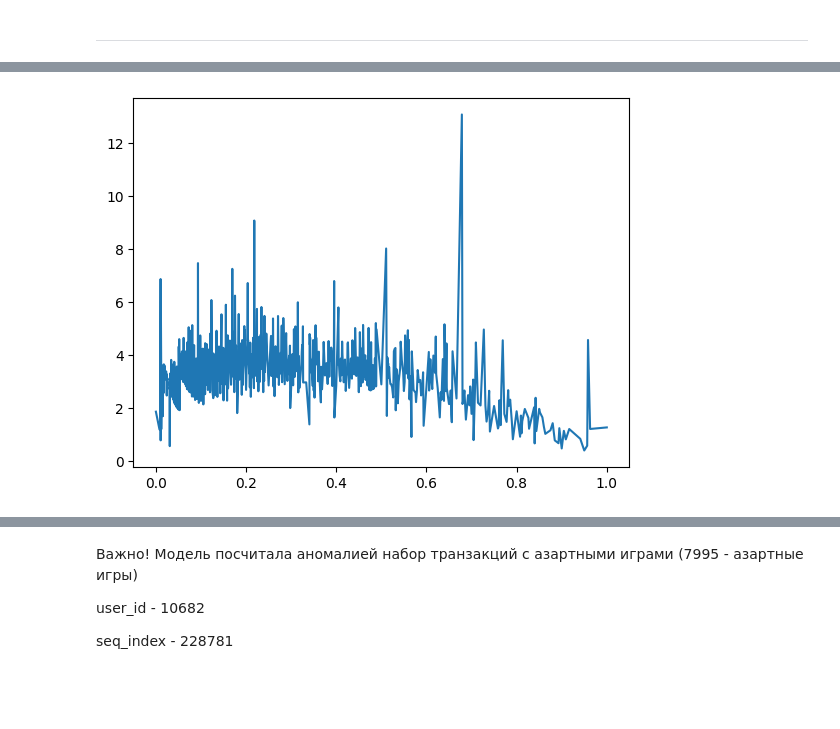
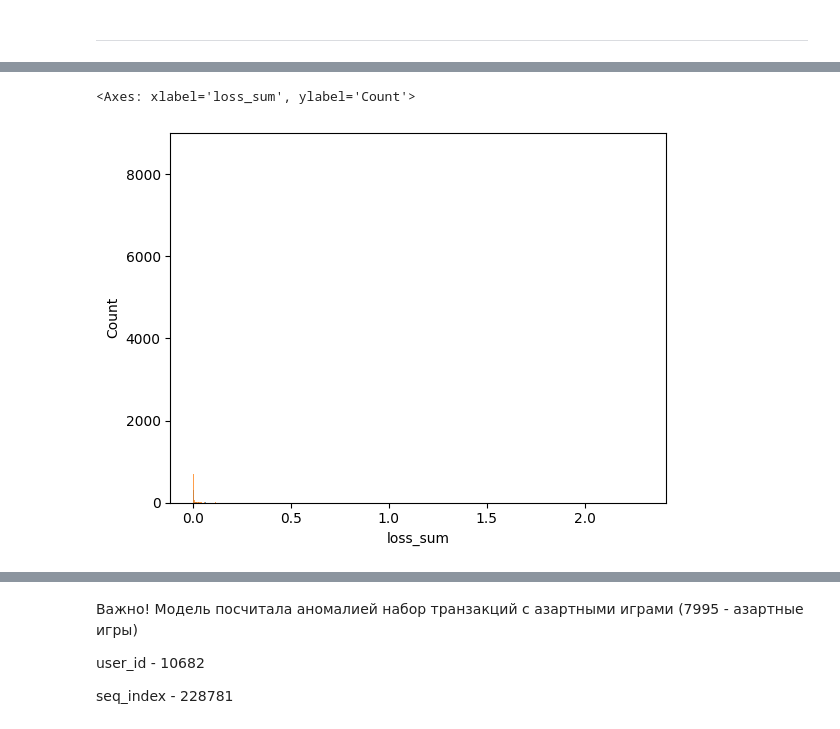
Before and after one commit to Ilykuleshov/transaction-data-generation, a Jupyter notebook: notebooks/test_anomaly_detect.ipynb, the cells around one changed output, grey strips where cells are left out. Saved outputs shown, nothing was run; the diff lists cells and outputs as text; code cells hidden in the pictures; blank space fills up the shorter version.

```diff
--- a/notebooks/test_anomaly_detect.ipynb
+++ b/notebooks/test_anomaly_detect.ipynb
@@ -175,7 +198,9 @@ agg_df = pd.DataFrame(losses_df.groupby('anomaly_fraq').agg({
     'amt_loss': ['mean', 'std'],
     'loss_sum': ['mean', 'std']
 }))
-# %%
-plt.plot(agg_df.index, agg_df['loss_sum']['mean']);
-# %% [output]
-[figure, removed]
+# %%
+sns.histplot(losses_df[(losses_df['anomaly_fraq'] == 0)]['loss_sum'])
+sns.histplot(losses_df[(losses_df['anomaly_fraq'] > 0)]['loss_sum'])
+# %% [output]
+<Axes: xlabel='loss_sum', ylabel='Count'>
+[figure, added]
```
Also changed, not shown: parts of 20 cells of this notebook, 12 other files.
